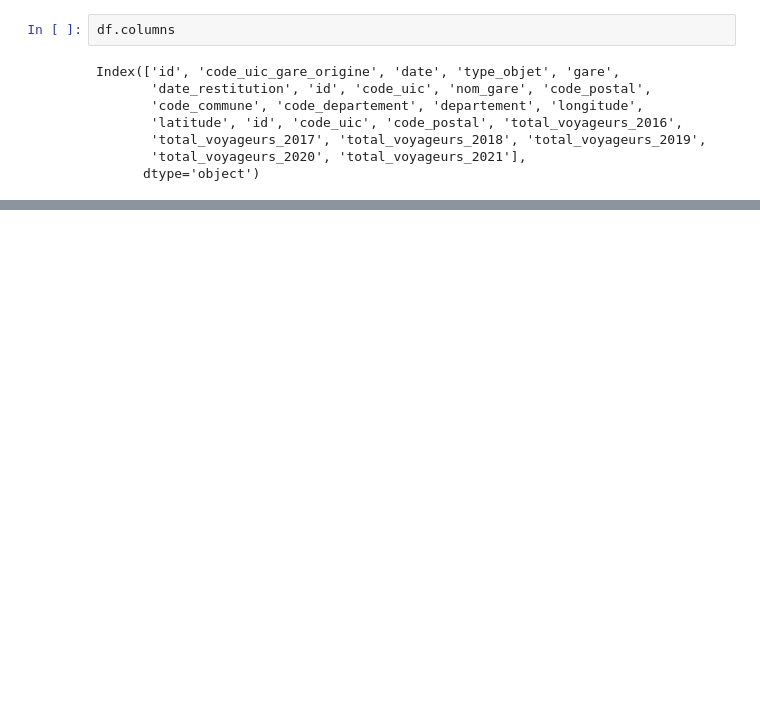
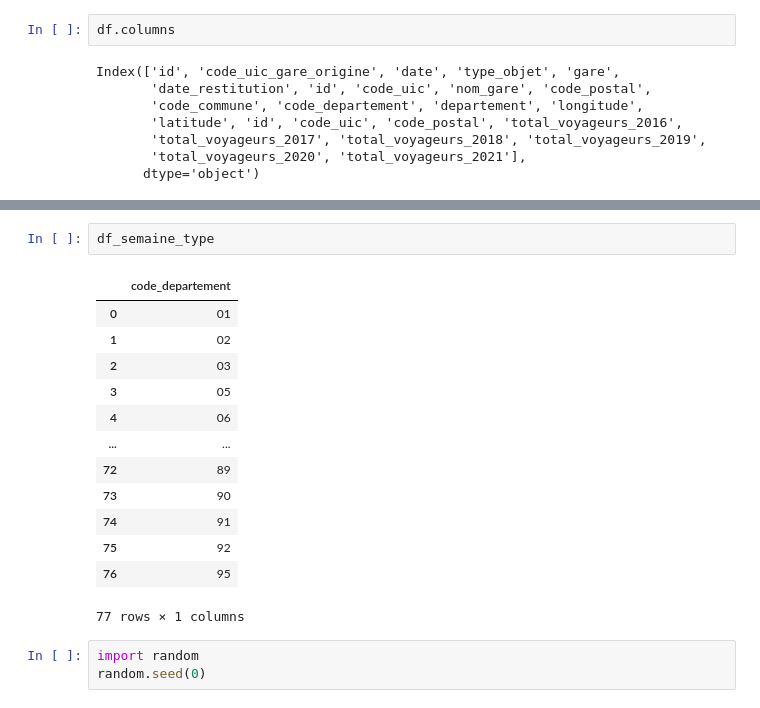
Before and after one commit to StevenDelval/brief_Lost_in_translation, a Jupyter notebook: test.ipynb, the cells around one changed output, grey strips where cells are left out. Cells and saved outputs as stored; diff of their text form; blank space fills up the shorter version.

```diff
--- a/test.ipynb
+++ b/test.ipynb
@@ -80,0 +97,19 @@ dfq3
+# %%
+df_semaine_type
+# %% [output]
+|  | code_departement |
+| 0 | 01 |
+| 1 | 02 |
+| 2 | 03 |
+| 3 | 05 |
+| 4 | 06 |
+| ... | ... |
+| 72 | 89 |
+| 73 | 90 |
+| 74 | 91 |
+| 75 | 92 |
+| 76 | 95 |
+77 rows × 1 columns
+# %%
+import random
+random.seed(0)
```
Also changed, not shown: parts of 8 cells of this notebook, 4 other files.
